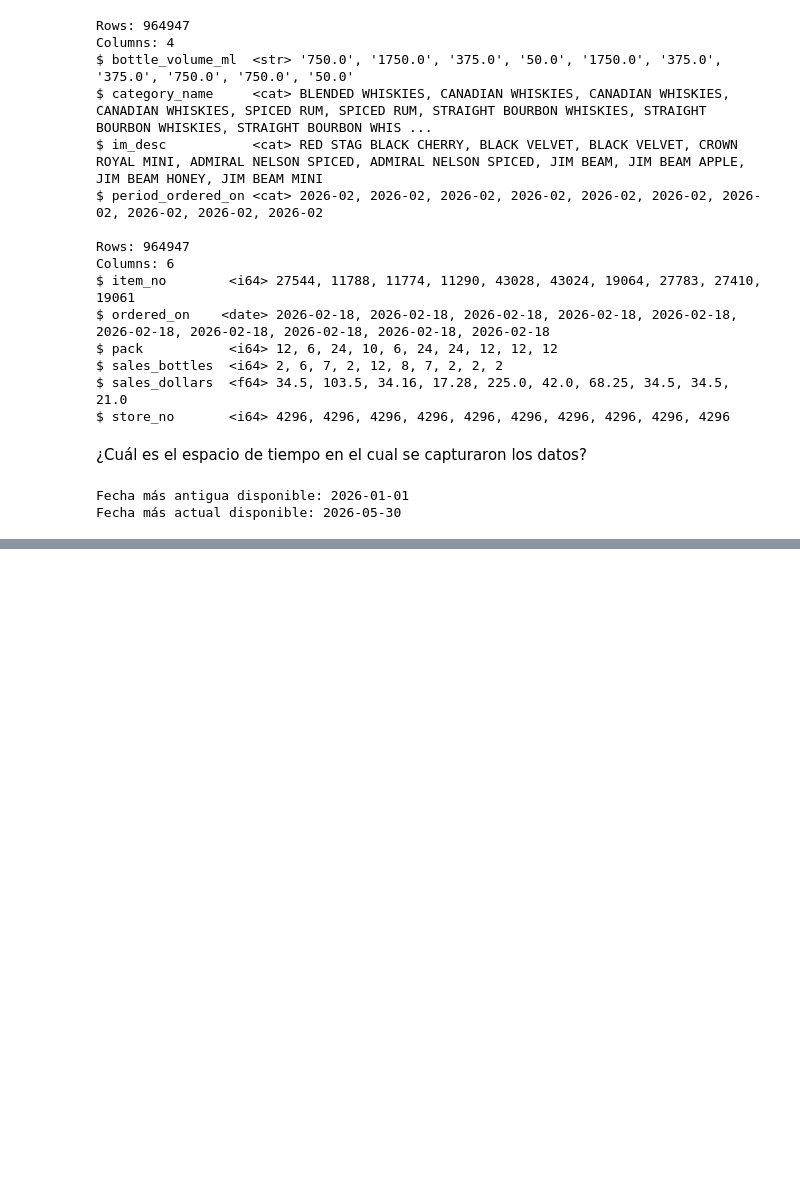
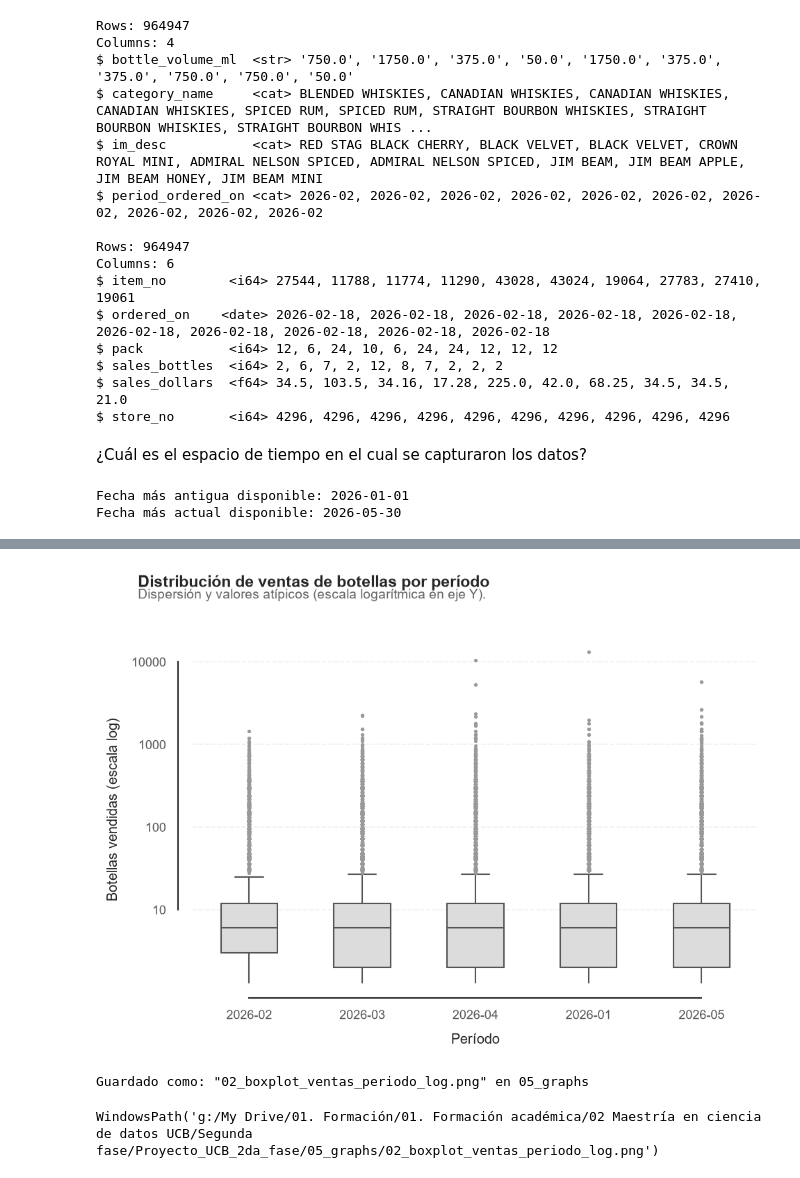
Before and after one commit to charliebrown007/Proyecto_UCB_2da_fase, a Jupyter notebook: 03_scripts/s_04_Fase_02.ipynb, the cells around one changed output, grey strips where cells are left out. Saved outputs shown, nothing was run; the diff lists cells and outputs as text; code cells hidden in the pictures; blank space fills up the shorter version.

```diff
--- a/03_scripts/s_04_Fase_02.ipynb
+++ b/03_scripts/s_04_Fase_02.ipynb
@@ -217,0 +344,14 @@ Fecha más actual disponible: 2026-05-30
+# %%
+plot_boxplot_log_01(
+    df_param = df_01,
+    x_col = 'period_ordered_on',
+    y_col = 'sales_bottles',
+    suptitle_param = 'Distribución de ventas de botellas por período',
+    text_param = 'Dispersión y valores atípicos (escala logarítmica en eje Y).',
+    file_param = '02_boxplot_ventas_periodo_log.png',
+    show_param = True
+)
+# %% [output]
+[figure, added]
+Guardado como: "02_boxplot_ventas_periodo_log.png" en 05_graphs
+WindowsPath('g:/My Drive/01. Formación/01. Formación académica/02 Maestría en ciencia de datos UCB/Segunda fase/Proyecto_UCB_2da_fase/05_graphs/02_boxplot_ventas_periodo_log.png')
```
Also changed, not shown: parts of 11 cells of this notebook, 1 other file.
